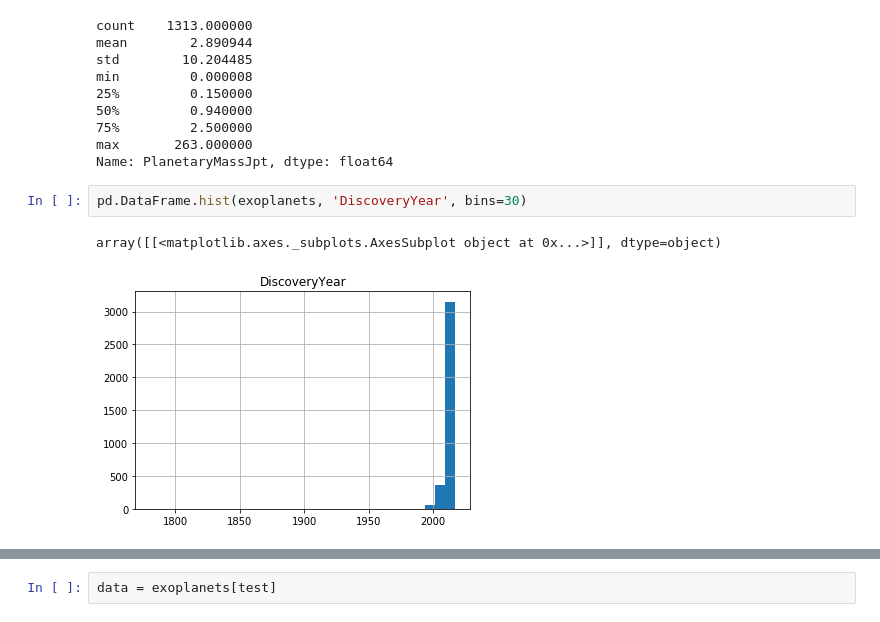
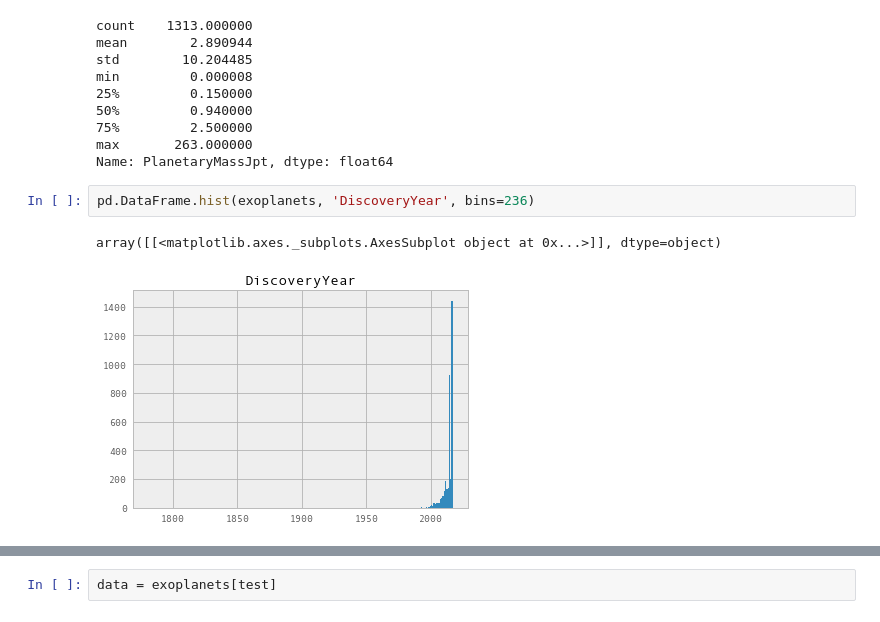
Before and after one commit to pcolonna/oec_data_analysis, a Jupyter notebook: Open_exoplanet_catalogue_EDA.ipynb, the cells around one changed output, grey strips where cells are left out. Drawn from its saved outputs; the diff is of its cells as text.

```diff
--- a/Open_exoplanet_catalogue_EDA.ipynb
+++ b/Open_exoplanet_catalogue_EDA.ipynb
@@ -107,7 +112,7 @@ min         0.000008
 max       263.000000
 Name: PlanetaryMassJpt, dtype: float64
 # %%
-pd.DataFrame.hist(exoplanets, 'DiscoveryYear', bins=30)
+pd.DataFrame.hist(exoplanets, 'DiscoveryYear', bins=236)
 # %% [output]
 array([[<matplotlib.axes._subplots.AxesSubplot object at 0x...>]], dtype=object)
-[figure, old version]
+[figure, new version]
```
Also changed, not shown: parts of 11 cells of this notebook.
